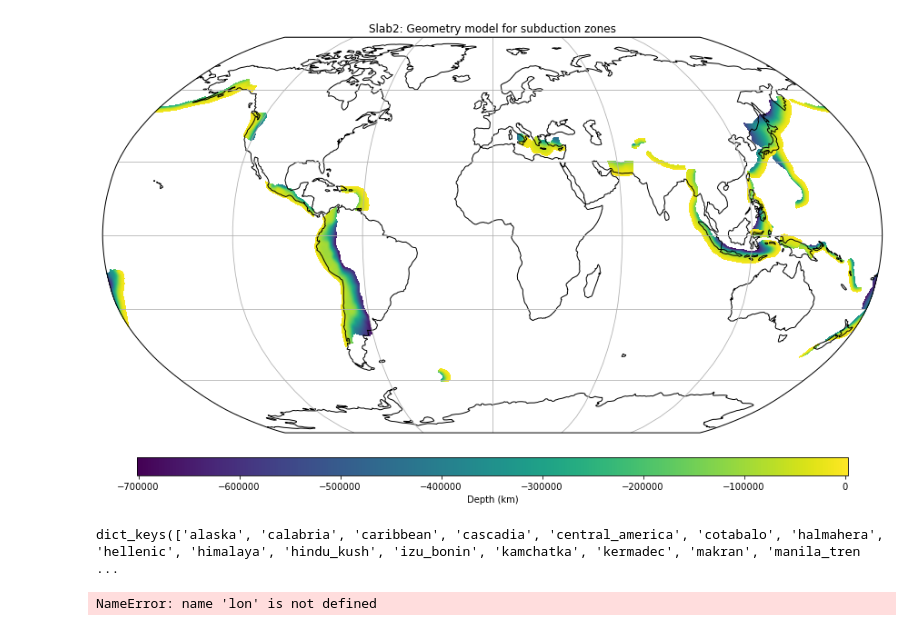
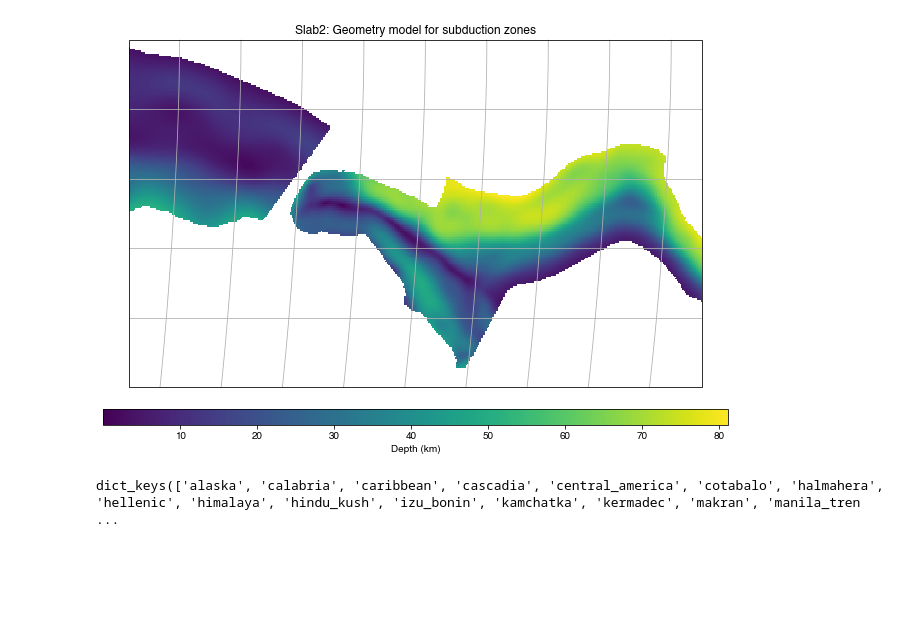
Before and after one commit to amer7632/Merdith2023_pgpSlabs_G3, a Jupyter notebook: Slab2_geometry_Py3.ipynb, the cells around one changed output. Cells and saved outputs as stored; diff of their text form; code cells hidden in the pictures; blank space fills up the shorter version.

```diff
--- a/Slab2_geometry_Py3.ipynb
+++ b/Slab2_geometry_Py3.ipynb
@@ -22,40 +24,45 @@ for zone in ZONES:
 global_sub_zones = xr.merge([grid for grid in subduction_zones])
 # %%
 # Get min and max values of the subducting plates' depths
-vmax = max([grid.depth.actual_range[1] for grid in subduction_zones])
-vmin = min([grid.depth.actual_range[0] for grid in subduction_zones])
+vmax = max([grid.dip.actual_range[1] for grid in subduction_zones])
+vmin = min([grid.dip.actual_range[0] for grid in subduction_zones])
 # %%
-# Plot the depth of each subducting plate inside Slab2 with the same colorscale
-
-plt.figure(figsize=(20, 10))
-ax = plt.axes(projection=ccrs.Robinson())
+fig, ax = plt.subplots(nrows=1, ncols=1, figsize=(16, 8),
+                     subplot_kw={'projection': ccrs.Robinson()})
+ax.set_rasterization_zorder(2)
+date_line_wrapper = pygplates.DateLineWrapper(0)
+data_crs = ccrs.Geodetic()
+poly_data_crs = ccrs.PlateCarree()
+#ax = plt.axes(projection=ccrs.Robinson())
 for grid in subduction_zones:
-    pc = grid.depth.plot.pcolormesh(
+    pc = grid.dip.plot.pcolormesh(
         ax=ax,
         transform=ccrs.PlateCarree(),
         add_colorbar=False,
         vmin=vmin,
-        vmax=vmax
-    )
+        vmax=vmax,
+        zorder=1    )
 
 
 ax.set_title("Slab2: Geometry model for subduction zones")
 plt.colorbar(
     pc,
     ax=ax,
     label='Depth (km)',
     pad=0.05,
     aspect=40,
     shrink=0.7,
     orientation="horizontal",
 )
-
 ax.set_global()
-ax.coastlines()
 gl = ax.gridlines()
-gl.xlocator = mticker.FixedLocator([-180, -120, -60, 0, 60, 120, 180])
-gl.ylocator = mticker.FixedLocator([-90, -60, -30, 0, 30, 60, 90])
-
-plt.show()
+#gl.xlocator = mticker.FixedLocator([-180, -120, -60, 0, 60, 120, 180])
+#gl.ylocator = mticker.FixedLocator([-90, -60, -30, 0, 30, 60, 90])
+gl.xlocator = mticker.FixedLocator(np.arange(-180,182,2))
+gl.ylocator = mticker.FixedLocator(np.arange(-90,92,2))
+#plt.xlim(137,155)
+#plt.ylim(-10,0)
+ax.set_extent([137, 155, -10, 0],
+              crs=ccrs.PlateCarree())
 # %% [output]
-[figure, old version]
+[figure, new version]
@@ -75,7 +90,7 @@ grid = SAM.depth
 # %%
 #here we define our cross section, we have 40 points, some will returns nans though
-#lat = [-25]*40
-#lon = np.linspace(280, 300, 40)
+lat = [-25]*40
+lon = np.linspace(280, 300, 40)
 #lat = [30]*40
 #lon = np.linspace(160, 120, 40)
 #pygmt track needs lon/lat as separate columns in pandas dataframe
@@ -91,5 +106,3 @@ cross_section_points.append((min(lat),min(lon)))
 cross_section_points.append((max(lat),max(lon)))
 cross_section_line = pygplates.PolylineOnSphere(cross_section_points)
 cross_section_line = cross_section_line.to_tessellated(np.radians(0.1))
-# %% [output]
-NameError: name 'lon' is not defined
```
Also changed, not shown: parts of 16 cells of this notebook, 19 other files.
